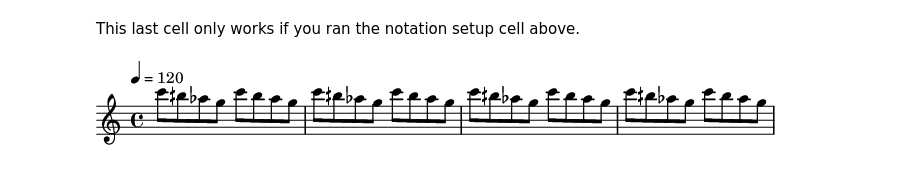
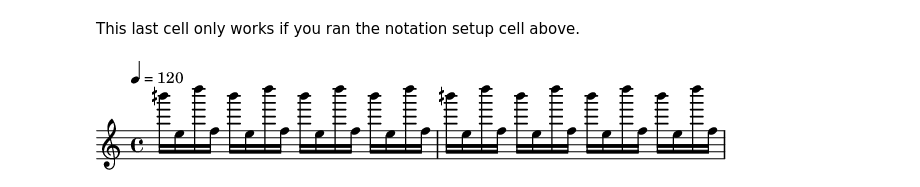
Before and after one commit to jerellm/Music-80L, a Jupyter notebook: Project_1_Rules_Rules_Rules.ipynb, the cells around one changed output. Cells and saved outputs as stored; diff of their text form; code cells hidden in the pictures.

```diff
--- a/Project_1_Rules_Rules_Rules.ipynb
+++ b/Project_1_Rules_Rules_Rules.ipynb
@@ -43,16 +43,19 @@ while len(my_melody) < 4:
 
   # generate a random note, picking floats from (60, 108)
   # this makes each note microtonal and shrinks the range of possible notes
-  new_note = random.uniform(64,108)
+  new_note = random.uniform(60,108)
 
   # rule 1, allow for jumps of two octaves
+  # The range of notes being chosen from has been adjusted to allow
+  # for a maximum of four octaves if the first note was exactly 60.
   rule1 = max(my_melody + [new_note]) - min(my_melody + [new_note]) <= 24
 
-  # rule 2, if the list is larger than 1 execute second evaluation
-  rule2 = len(my_melody) < 1 or abs(new_note - my_melody[-1]) <= 14
+  # rule 2, This checks if the list is longer than 1 per spec.
+  # This breaks rule 4 from slides 3 because it allows jumps of a major 7th
+  rule2 = len(my_melody) < 1 or abs(new_note - my_melody[-1]) > 11
 
-  # rule 3
-  rule3 = len(my_melody) < 1 or abs(new_note - my_melody[-1]) <= 4
+  # rule 3, allow for jumps of a major 3rd
+  rule3 = len(my_melody) < 2 or abs(new_note - my_melody[-2]) <= 4
 
   # if it passes all rules
   if rule1 and rule2 and rule3:
@@ -60,9 +63,19 @@ while len(my_melody) < 4:
     # append it to the melody
     my_melody += [new_note]
 
-#repetition legitimizes, so repeat the loop we came up with
+# copy in the short pattern we made to a new melody
+melody2 = my_melody.copy()
+
+# reverse that melody
+melody2.reverse()
+
+# repetition legitimizes, so repeat the loop we came up with
+# concatenate the two melodies in a repetition
 for x in range(0, 3):
-  my_melody += my_melody
+  my_melody += my_melody + melody2
+
+#my_melody = my_melody + melody2
+
 #print the melody
 print(my_melody)
 # %% [output]
@@ -81,6 +94,6 @@ mai.make_music(my_melody, pgm=89)
 This last cell only works if you ran the notation setup cell above.
 # %%
 # let's notate it
-mai.make_music_notation(my_melody, durs=0.25, tempo=120)
+mai.make_music_notation(my_melody, durs=0.125, tempo=120)
 # %% [output]
-[figure, old version]
+[figure, new version]
```
Also changed, not shown: parts of 2 cells of this notebook.
